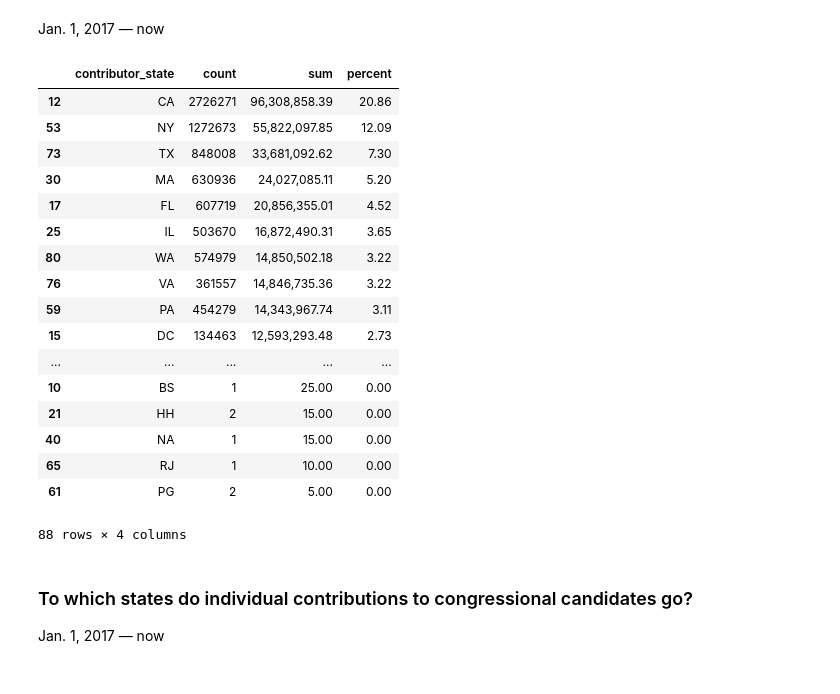
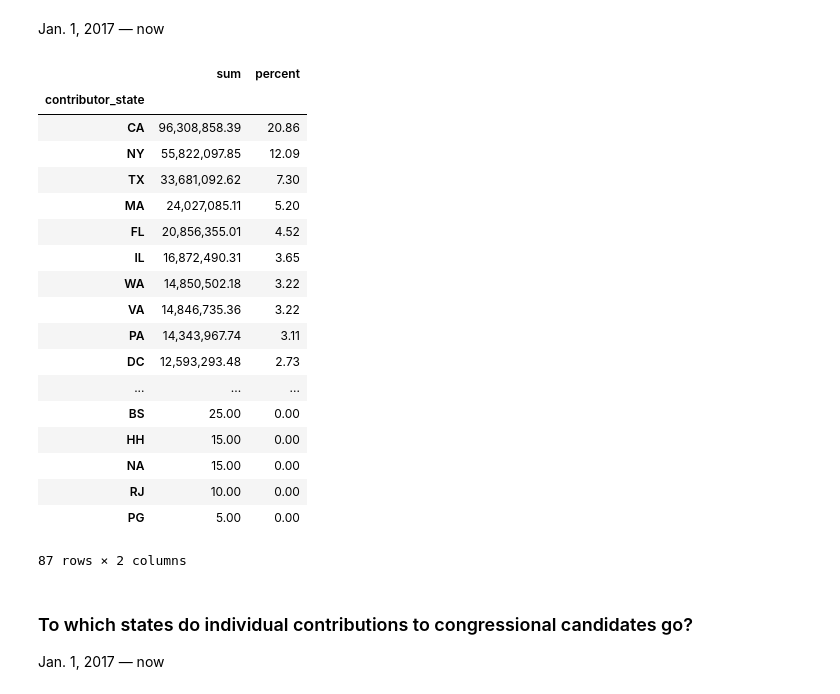
Before and after one commit to PublicI/actblue-analysis, a Jupyter notebook: analysis.ipynb, the cells around one changed output. Cells and saved outputs as stored; diff of their text form; code cells hidden in the pictures.

```diff
--- a/analysis.ipynb
+++ b/analysis.ipynb
@@ -851,40 +889,30 @@ str(round(endcu_actblue['actblue_total'].sum()/endcu_actblue['committee_total'].
 ### What percentage of the individual contributions to congressional candidates came from each state in this cycle?
 # %% [markdown]
 Jan. 1, 2017 — now
-# %%
-actblue_states = read_or_save(
-    'actblue_states',
-    lambda: pd.read_sql("""
-    SELECT contributor_state,
-           count(*),
-           sum(contribution_amount)
-    FROM actblue_contribs
-    WHERE extract(YEAR FROM contribution_date) >= 2017
-    and cand_office in ('H','S')
-    GROUP BY contributor_state
-    """, con=conn)
-)
-
-actblue_states['percent'] = actblue_states['sum']/actblue_states['sum'].sum()*100
-
-actblue_states.sort_values(by=['sum'], ascending=False)
-# %% [output]
-|  | contributor_state | count | sum | percent |
-| 12 | CA | 2726271 | 96,308,858.39 | 20.86 |
-| 53 | NY | 1272673 | 55,822,097.85 | 12.09 |
-| 73 | TX | 848008 | 33,681,092.62 | 7.30 |
-| 30 | MA | 630936 | 24,027,085.11 | 5.20 |
-| 17 | FL | 607719 | 20,856,355.01 | 4.52 |
-| 25 | IL | 503670 | 16,872,490.31 | 3.65 |
-| 80 | WA | 574979 | 14,850,502.18 | 3.22 |
-| 76 | VA | 361557 | 14,846,735.36 | 3.22 |
-| 59 | PA | 454279 | 14,343,967.74 | 3.11 |
-| 15 | DC | 134463 | 12,593,293.48 | 2.73 |
-| ... | ... | ... | ... | ... |
-| 10 | BS | 1 | 25.00 | 0.00 |
-| 21 | HH | 2 | 15.00 | 0.00 |
-| 40 | NA | 1 | 15.00 | 0.00 |
-| 65 | RJ | 1 | 10.00 | 0.00 |
-| 61 | PG | 2 | 5.00 | 0.00 |
-88 rows × 4 columns
+# %%
+actblue_contributor_states = actblue_states.groupby(actblue_states['contributor_state']).agg({'sum': 'sum'})
+
+actblue_contributor_states['percent'] = actblue_contributor_states['sum']/actblue_contributor_states['sum'].sum()*100
+
+actblue_contributor_states.sort_values(by=['percent'], ascending=False)
+# %% [output]
+|  | sum | percent |
+| contributor_state |  |  |
+| CA | 96,308,858.39 | 20.86 |
+| NY | 55,822,097.85 | 12.09 |
+| TX | 33,681,092.62 | 7.30 |
+| MA | 24,027,085.11 | 5.20 |
+| FL | 20,856,355.01 | 4.52 |
+| IL | 16,872,490.31 | 3.65 |
+| WA | 14,850,502.18 | 3.22 |
+| VA | 14,846,735.36 | 3.22 |
+| PA | 14,343,967.74 | 3.11 |
+| DC | 12,593,293.48 | 2.73 |
+| ... | ... | ... |
+| BS | 25.00 | 0.00 |
+| HH | 15.00 | 0.00 |
+| NA | 15.00 | 0.00 |
+| RJ | 10.00 | 0.00 |
+| PG | 5.00 | 0.00 |
+87 rows × 2 columns
 # %%
```
Also changed, not shown: parts of 12 cells of this notebook, 6 other files.
